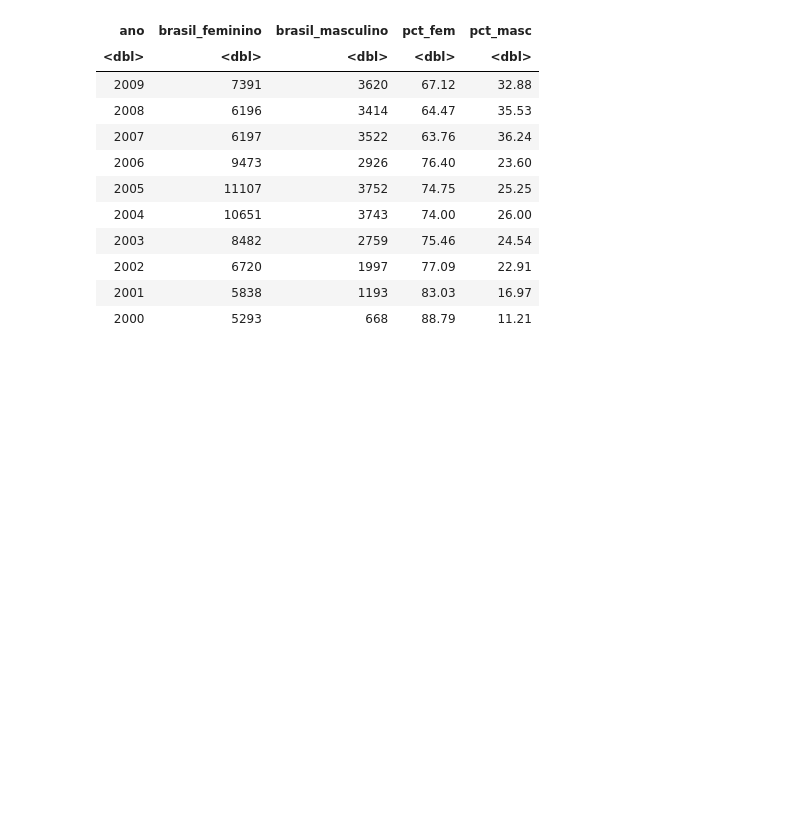
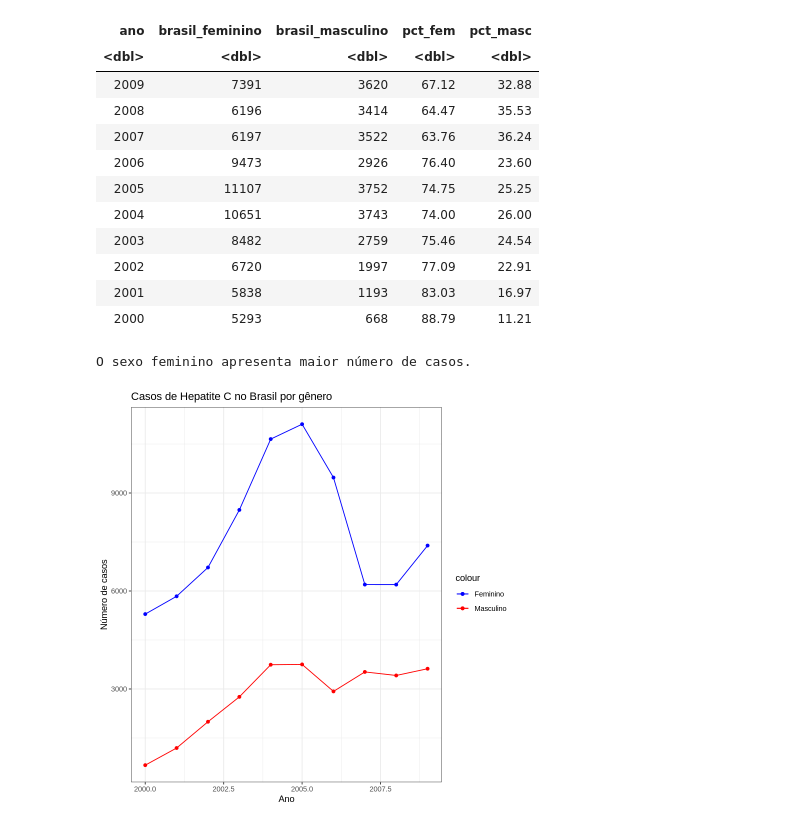
Before and after one commit to Gabrieldiasdeoliveira/Analise-Bayesiana, a Jupyter notebook: Atividade_2.ipynb, the cells around one changed output. Cells and saved outputs as stored; diff of their text form; code cells hidden in the pictures; blank space fills up the shorter version.

```diff
--- a/Atividade_2.ipynb
+++ b/Atividade_2.ipynb
@@ -504,3 +507,18 @@ A data.frame: 10 × 5
 | 2002 | 6720 | 1997 | 77.09 | 22.91 |
 | 2001 | 5838 | 1193 | 83.03 | 16.97 |
 | 2000 | 5293 | 668 | 88.79 | 11.21 |
+# %%
+# Calculando a média dos casos por sexo
+media_fem <- mean(comparativo_genero$brasil_feminino)
+media_masc <- mean(comparativo_genero$brasil_masculino)
+
+# Comparando as médias
+if (media_fem > media_masc) {
+  cat("O sexo feminino apresenta maior número de casos.")
+} else if (media_fem < media_masc) {
+  cat("O sexo masculino apresenta maior número de casos.")
+} else {
+  cat("Não há diferença significativa no número de casos entre os sexos.")
+}
+# %% [output]
+O sexo feminino apresenta maior número de casos.
@@ -506,0 +528,15 @@ A data.frame: 10 × 5
+# %%
+# Como está a evolução crescente ou decrescente – faça um gráfico de dispersão dos dados
+
+ggplot(comparativo_genero, aes(x = ano, y = brasil_feminino, color = "Feminino")) +
+  geom_point() +
+  geom_line() +
+  geom_point(aes(y = brasil_masculino, color = "Masculino")) +
+  geom_line(aes(y = brasil_masculino, color = "Masculino")) +
+  scale_color_manual(values = c("blue", "red")) +
+  labs(title = "Casos de Hepatite C no Brasil por gênero",
+       x = "Ano",
+       y = "Número de casos") +
+  theme_bw()
+# %% [output]
+[figure, added]
```
Also changed, not shown: parts of 4 cells of this notebook.
